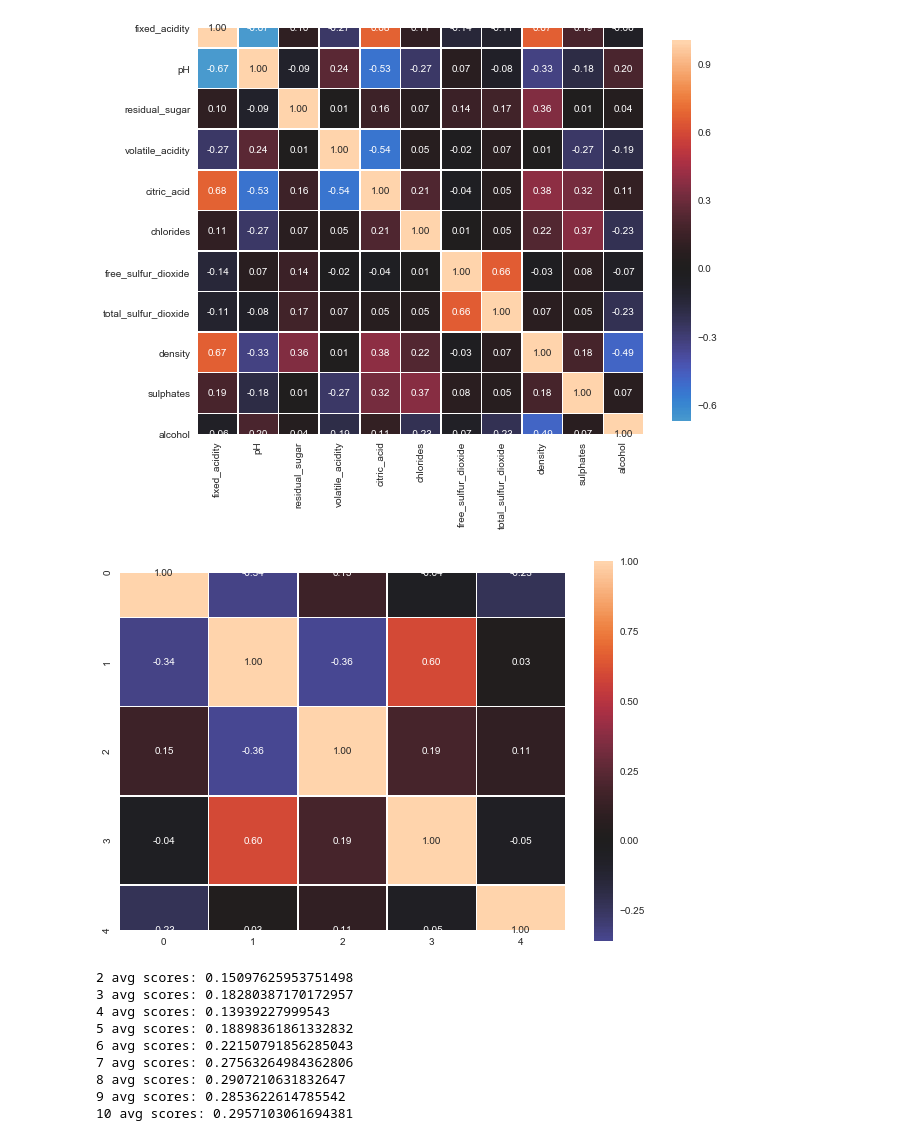
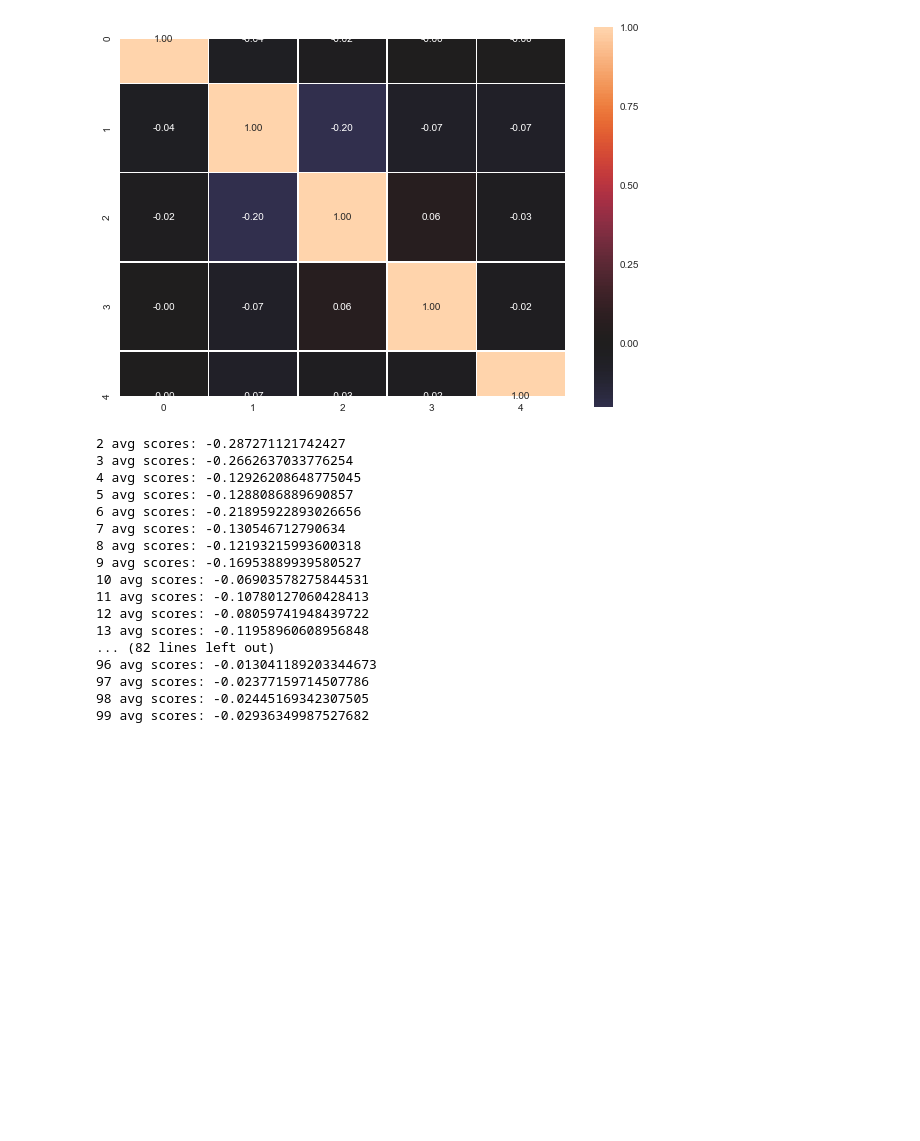
Before and after one commit to SoftwarePhil/ml_unsupervised_learning, a Jupyter notebook: project3_adult.ipynb, the cells around one changed output. Cells and saved outputs as stored; diff of their text form; code cells hidden in the pictures; blank space fills up the shorter version.

```diff
--- a/project3_adult.ipynb
+++ b/project3_adult.ipynb
@@ -121,0 +139,24 @@ def feature_corr(x):
+# %%
+print(y_train)
+len(x_test.columns)
+
+print(x_train.shape)
+
+regr = linear_model.LinearRegression()
+# Train the model using the training sets
+regr.fit(x_train, y_train)
+
+# Make predictions using the testing set
+reg_y_pred = regr.predict(x_test)
+print(n)
+print('Variance score: %.2f' % r2_score(y_test, reg_y_pred))
+
+def model_test(x_train, x_test):
+    regr = linear_model.LinearRegression()
+    # Train the model using the training sets
+    regr.fit(x_train, y_train)
+
+    # Make predictions using the testing set
+    reg_y_pred = regr.predict(x_test)
+    print(n)
+    print('Variance score: %.2f' % f1_score(y_test, reg_y_pred))
@@ -222,12 +285,21 @@ def run_em(x, y, xtest, ytest):
     #         count = count + 1
     # print("count", count)
     # print("size", len(y_train_list))
+    for n in range(9, 14):
+        gm = GaussianMixture(n_components=n,
+                  covariance_type='tied', max_iter=200, random_state=random_state, warm_start=True)
+        gm.fit(x)
+        print("number of components: ", n)
+        print("aic", gm.aic(x))
+        print("bic", gm.bic(x))
+        print('*'*90)
+
 
 
     for index, (name, estimator) in enumerate(estimators.items()):
         # Since we have class labels for the training data, we can
         # initialize the GMM parameters in a supervised manner.
-        estimator.means_init = np.array([x[y == i].mean(axis=0)
+        estimator.means_init = np.array([x[y_train_list == i].mean(axis=0)
                                         for i in range(n_classes)])
 
         # Train the other parameters using the EM algorithm.
@@ -386,7 +459,7 @@ eigenvalues 1.2851827270104095
 
 for n in range(2, num_of_comp):
 
-    ica = decomposition.FastICA(n_components=n, max_iter=1000)
+    ica = decomposition.FastICA(n_components=n, max_iter=200)
     ica.fit(x_train_list)
     x_train_ica = ica.transform(x_train_list)
 
@@ -394,7 +467,7 @@ for n in range(2, num_of_comp):
     #pca_t.fit(x_train_list)
     x_test_ica = ica.transform(x_test_list)
 
-    regr = linear_model.LinearRegression()
+    regr = linear_model.LinearRegression() #linear_model.LinearRegression()
     # Train the model using the training sets
     regr.fit(x_train_ica, y_train_list)
 
@@ -439,46 +525,52 @@ kurtosis 12.036480756802083
 def run_rp(x, xtest):
     rp = random_projection.SparseRandomProjection(n_components=5)
     x_train_rp = rp.fit_transform(x)
-    feature_corr(x)
     feature_corr(pd.DataFrame.from_records(x_train_rp))
     num_of_runs = 5
 
     for n in range(2, num_of_comp):
         runs = []
         rsum = 0
         for r in range(num_of_runs):
             rp = random_projection.SparseRandomProjection(n_components=n)
             rp.fit(x_train)
             x_train_rp = rp.transform(x_train)
 
             x_test_rp = rp.transform(xtest)
 
-            regr = linear_model.LinearRegression()
+            regr = tree.DecisionTreeClassifier()
             # Train the model using the training sets
             regr.fit(x_train_rp, y_train)
 
             # Make predictions using the testing set
             reg_y_pred = regr.predict(x_test_rp)
             rsum = rsum + r2_score(y_test_list, reg_y_pred)
             runs.append(r2_score(y_test_list, reg_y_pred))
 
         #print('Variance scores:', ", ".join(map(str, runs)))
         print(n, 'avg scores:', rsum / len(runs))
         rsum = 0
 
 run_rp(x_train, x_test)
 # %% [output]
-[figure, old version]
+[figure, new version]
-[figure, removed]
-2 avg scores: 0.15097625953751498
-3 avg scores: 0.18280387170172957
-4 avg scores: 0.13939227999543
-5 avg scores: 0.18898361861332832
-6 avg scores: 0.22150791856285043
-7 avg scores: 0.27563264984362806
-8 avg scores: 0.2907210631832647
-9 avg scores: 0.2853622614785542
-10 avg scores: 0.2957103061694381
+2 avg scores: -0.287271121742427
+3 avg scores: -0.2662637033776254
+4 avg scores: -0.12926208648775045
+5 avg scores: -0.1288086889690857
+6 avg scores: -0.21895922893026656
+7 avg scores: -0.130546712790634
+8 avg scores: -0.12193215993600318
+9 avg scores: -0.16953889939580527
+10 avg scores: -0.06903578275844531
+11 avg scores: -0.10780127060428413
+12 avg scores: -0.08059741948439722
+13 avg scores: -0.11958960608956848
+... (82 lines left out)
+96 avg scores: -0.013041189203344673
+97 avg scores: -0.02377159714507786
+98 avg scores: -0.02445169342307505
+99 avg scores: -0.02936349987527682
 # %%
 # def plot_clustering(X_red, labels, title=None):
 #     x_min, x_max = np.min(X_red, axis=0), np.max(X_red, axis=0)
```
Also changed, not shown: parts of 12 cells of this notebook, 2 other files.
